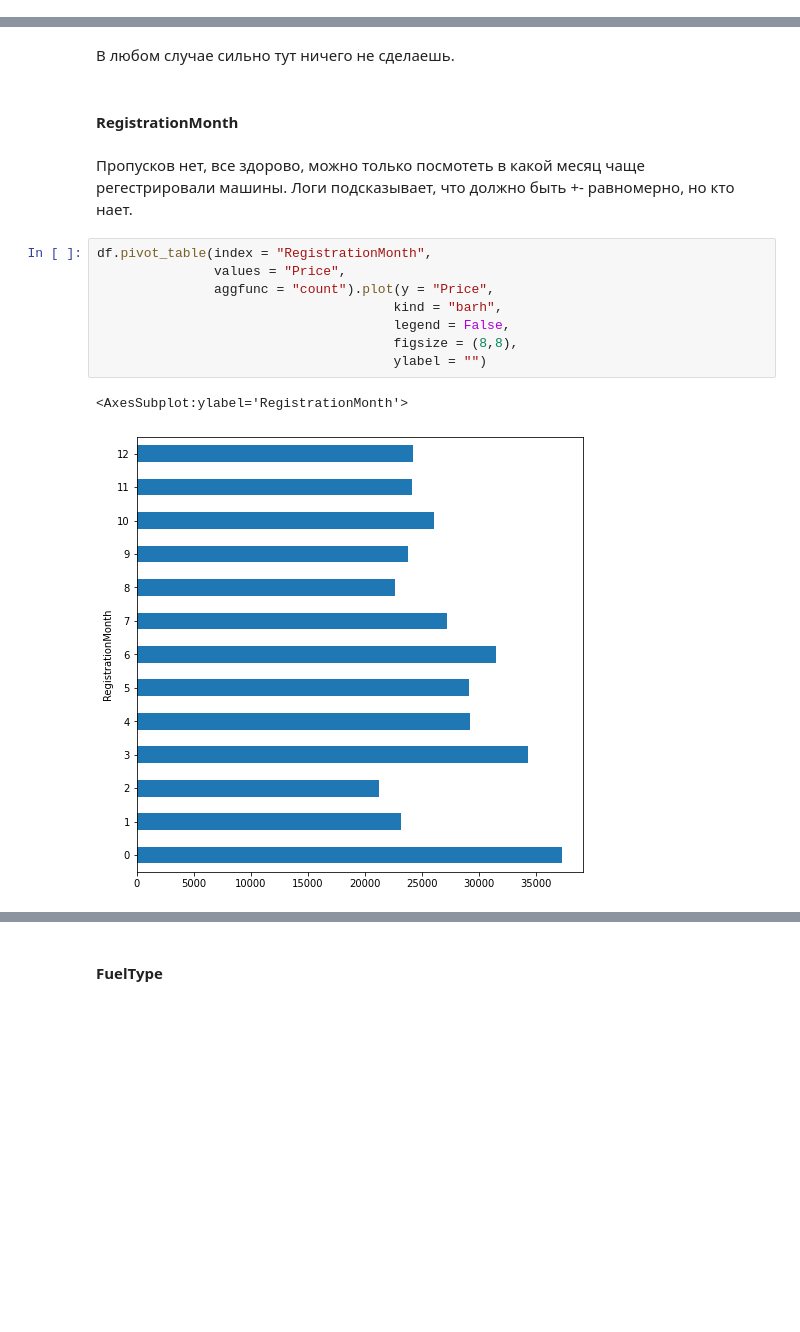
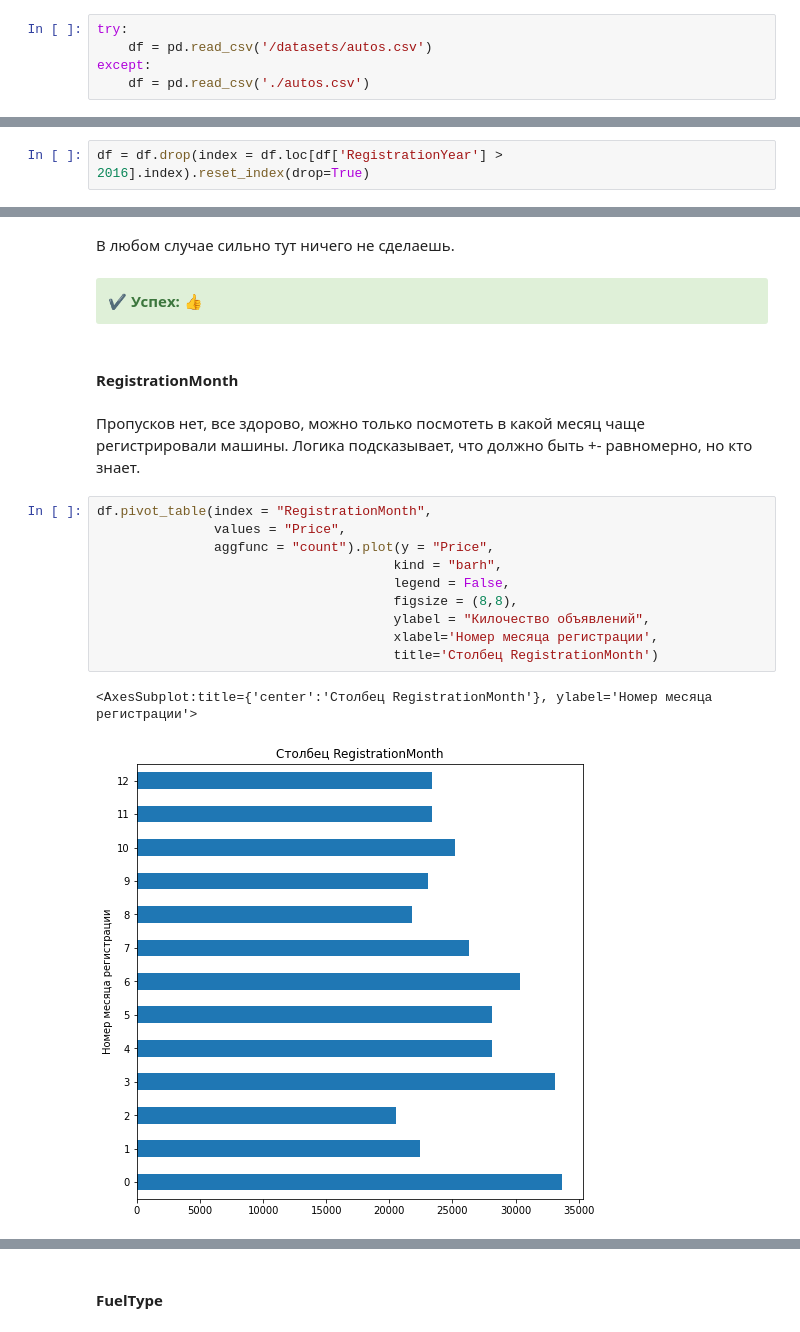
Before and after one commit to Rook-Black/Practicum, a Jupyter notebook: Car_market/3dd271fb-0f56-486d-8388-7eeaba5c2190.ipynb, the cells around one changed output, grey strips where cells are left out. Saved outputs shown, nothing was run; the diff lists cells and outputs as text; blank space fills up the shorter version.

```diff
--- a/Car_market/3dd271fb-0f56-486d-8388-7eeaba5c2190.ipynb
+++ b/Car_market/3dd271fb-0f56-486d-8388-7eeaba5c2190.ipynb
@@ -65,3 +118,8 @@ df = pd.read_csv('./autos.csv')
+# %%
+try:
+    df = pd.read_csv('/datasets/autos.csv')
+except:
+    df = pd.read_csv('./autos.csv')
 # %%
 df.info()
 # %% [output]
@@ -382,0 +486,2 @@ df['RegistrationYear'].hist()
+# %%
+df = df.drop(index = df.loc[df['RegistrationYear'] > 2016].index).reset_index(drop=True)
@@ -557,20 +713,26 @@ Name: Kilometer, dtype: int64
 # %% [markdown]
 В любом случае сильно тут ничего не сделаешь.
+# %% [markdown]
+<div class="alert alert-block alert-success">
+<b>✔️ Успех:</b> 👍
+</div>
 # %% [markdown]
 #### RegistrationMonth
 # %% [markdown]
-Пропусков нет, все здорово, можно только посмотеть в какой месяц чаще регестрировали машины. Логи подсказывает, что должно быть +- равномерно, но кто нает.
+Пропусков нет, все здорово, можно только посмотеть в какой месяц чаще регистрировали машины. Логика подсказывает, что должно быть +- равномерно, но кто знает.
 # %%
 df.pivot_table(index = "RegistrationMonth",
                values = "Price",
                aggfunc = "count").plot(y = "Price",
                                       kind = "barh",
                                       legend = False,
                                       figsize = (8,8),
-                                      ylabel = "")
+                                      ylabel = "Килочество объявлений",
+                                      xlabel='Номер месяца регистрации',
+                                      title='Столбец RegistrationMonth')
 # %% [output]
-<AxesSubplot:ylabel='RegistrationMonth'>
+<AxesSubplot:title={'center':'Столбец RegistrationMonth'}, ylabel='Номер месяца регистрации'>
-[figure, old version]
+[figure, new version]
 # %%
 df['RegistrationMonth'].value_counts()
 # %% [output]
```
Also changed, not shown: parts of 181 cells of this notebook, 1 other file.
